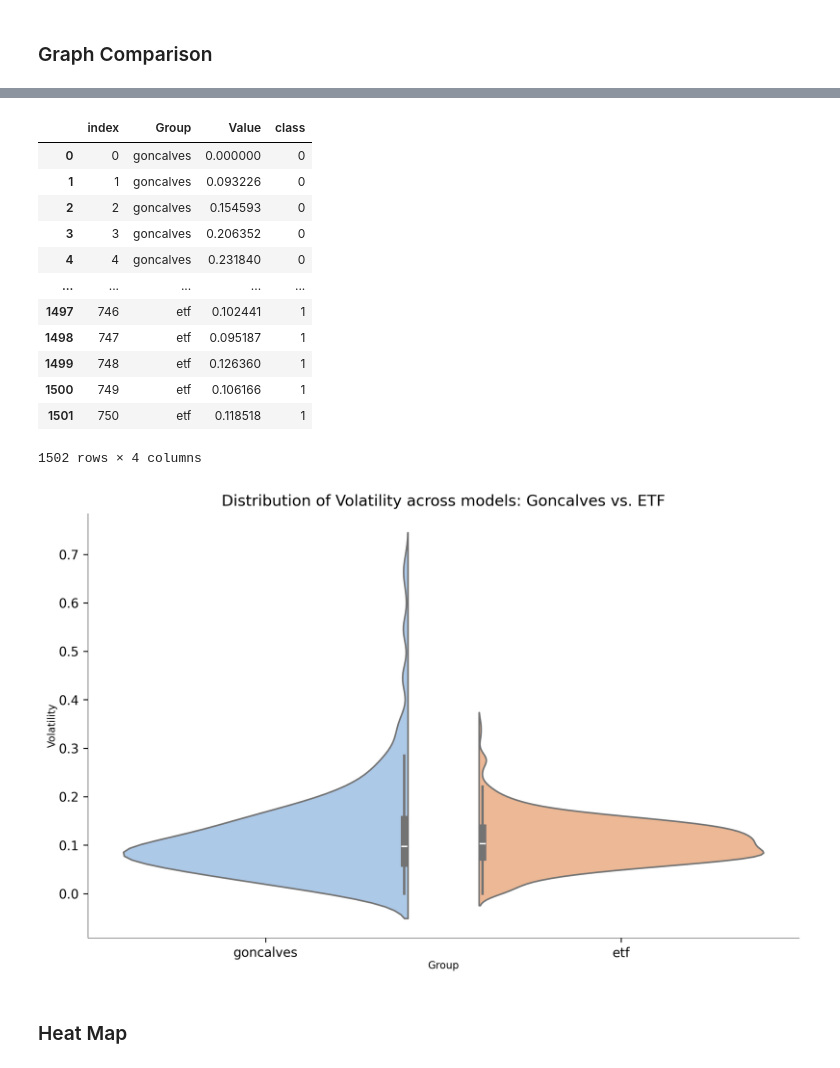
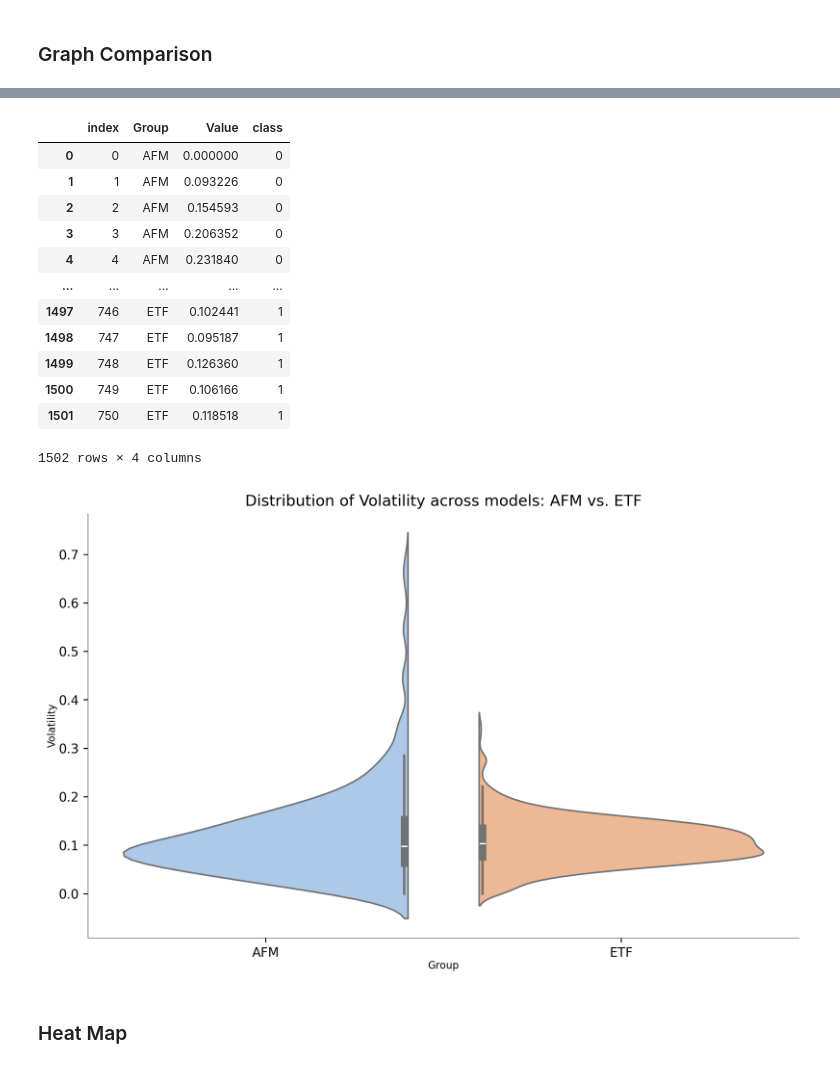
Before and after one commit to bb-github74/Exchange-Traded-Funds, a Jupyter notebook: src/kruskal_wallis_test.ipynb, the cells around one changed output, grey strips where cells are left out. Cells and saved outputs as stored; diff of their text form; code cells hidden in the pictures.

```diff
--- a/src/kruskal_wallis_test.ipynb
+++ b/src/kruskal_wallis_test.ipynb
@@ -7,5 +9,5 @@ import os
 # %%
-folder_path = '/Users/alina/Documents/PhD//AFM/simulation_data' # /Users/alina/Desktop/AFM/simulation_data
+folder_path = '/Users/alina/Documents/PhD/AFM/simulation_data' # /Users/alina/Desktop/AFM/simulation_data
 file_str = 'gSentiment.csv'
 
 gSentiment = pd.read_csv(os.path.join(folder_path, file_str))
@@ -345,6 +342,6 @@ ETF Volatility Corrected p-values: [1. 1. 1.]
 ### Graph Comparison
 # %%
 comparison1_02_0245 = pd.concat([gvol_02_025, evol_02_025], axis=1).reset_index(drop=True)
-comparison1_02_0245.columns = ['goncalves', 'etf']
+comparison1_02_0245.columns = ['AFM', 'ETF']
 comparison1_02_0245
 # %% [output]
@@ -386,4 +383,4 @@ melted_df
 1502 rows × 3 columns
 # %%
 
-melted_df['class'] = melted_df['Group'].apply(lambda x: 1 if x == 'etf' else 0)
+melted_df['class'] = melted_df['Group'].apply(lambda x: 1 if x == 'ETF' else 0)
@@ -391,39 +390,39 @@ melted_df['class'] = melted_df['Group'].apply(lambda x: 1 if x == 'etf' else 0)
 melted_df
 # %% [output]
 |  | index | Group | Value | class |
-| 0 | 0 | goncalves | 0.000000 | 0 |
-| 1 | 1 | goncalves | 0.093226 | 0 |
-| 2 | 2 | goncalves | 0.154593 | 0 |
-| 3 | 3 | goncalves | 0.206352 | 0 |
-| 4 | 4 | goncalves | 0.231840 | 0 |
+| 0 | 0 | AFM | 0.000000 | 0 |
+| 1 | 1 | AFM | 0.093226 | 0 |
+| 2 | 2 | AFM | 0.154593 | 0 |
+| 3 | 3 | AFM | 0.206352 | 0 |
+| 4 | 4 | AFM | 0.231840 | 0 |
 | ... | ... | ... | ... | ... |
-| 1497 | 746 | etf | 0.102441 | 1 |
-| 1498 | 747 | etf | 0.095187 | 1 |
-| 1499 | 748 | etf | 0.126360 | 1 |
-| 1500 | 749 | etf | 0.106166 | 1 |
-| 1501 | 750 | etf | 0.118518 | 1 |
+| 1497 | 746 | ETF | 0.102441 | 1 |
+| 1498 | 747 | ETF | 0.095187 | 1 |
+| 1499 | 748 | ETF | 0.126360 | 1 |
+| 1500 | 749 | ETF | 0.106166 | 1 |
+| 1501 | 750 | ETF | 0.118518 | 1 |
 1502 rows × 4 columns
 # %%
 # Plotting the violin plot
 plt.figure(figsize=(10, 6), dpi=300)
 sns.violinplot(x='Group', y='Value', hue='Group', data=melted_df, split=True, palette="pastel", saturation=0.7)
-plt.title('Distribution of Volatility across models: Goncalves vs. ETF')
+plt.title('Distribution of Volatility across models: AFM vs. ETF')
 plt.xlabel('Group', fontsize=8, labelpad=1)
 plt.ylabel('Volatility', fontsize=8, labelpad=1)
 
 # Adjust the border line (spine) width
 for spine in plt.gca().spines.values():
     spine.set_linewidth(0.3)  # Set spine (border) line width
 
 # Remove specific borders
 plt.gca().spines['top'].set_visible(False)
 plt.gca().spines['right'].set_visible(False)
 
-# plt.savefig('/Users/alina/Desktop/AFM/figure/volatility_violin_02.png', dpi=300, bbox_inches='tight')
+#plt.savefig('/Users/alina/Documents/PhD/AFM/figure/volatility_violin_02.pdf', dpi=300, bbox_inches='tight')
 
 plt.show()
 # %% [output]
-[figure, old version]
+[figure, new version]
 # %% [markdown]
 ### Heat Map
 # %%
```
Also changed, not shown: parts of 6 cells of this notebook.
